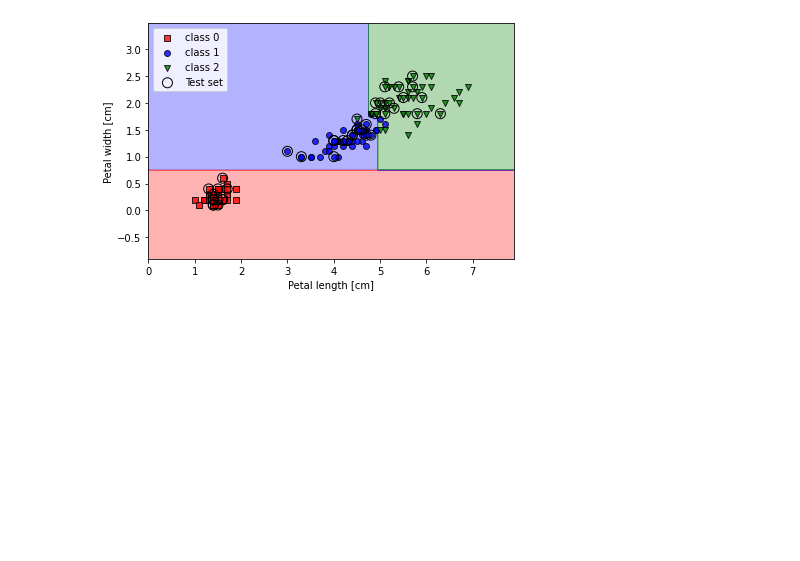
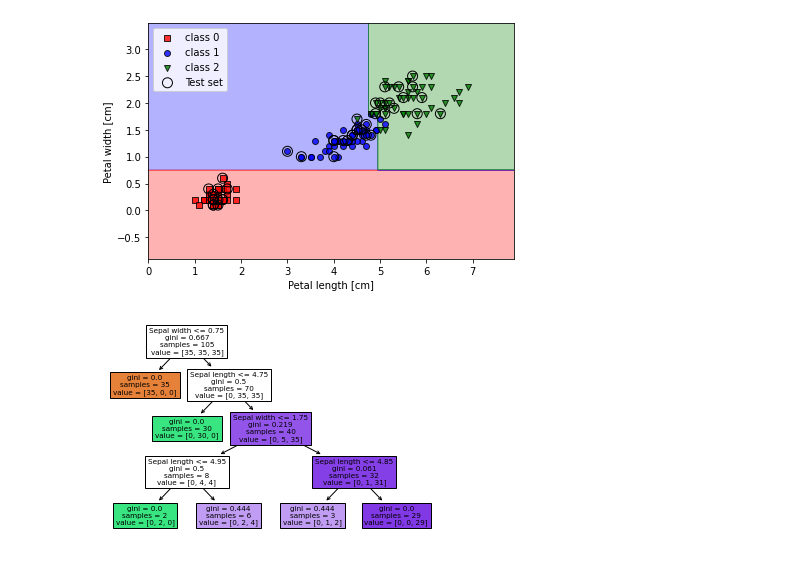
Before and after one commit to AimjGuytidy/pytorch-on, a Jupyter notebook: ml_pytorch.ipynb, the cells around one changed output. Cells and saved outputs as stored; diff of their text form; code cells hidden in the pictures; blank space fills up the shorter version.

```diff
--- a/ml_pytorch.ipynb
+++ b/ml_pytorch.ipynb
@@ -747,0 +750,7 @@ plt.show()
+# %%
+feature_names = ["Sepal length", "Sepal width","Petal length",
+                 "Petal width"]
+plot_tree(tree_model, feature_names = feature_names,filled=True)
+plt.show()
+# %% [output]
+[figure, added]
```
Also changed, not shown: parts of 6 cells of this notebook.
